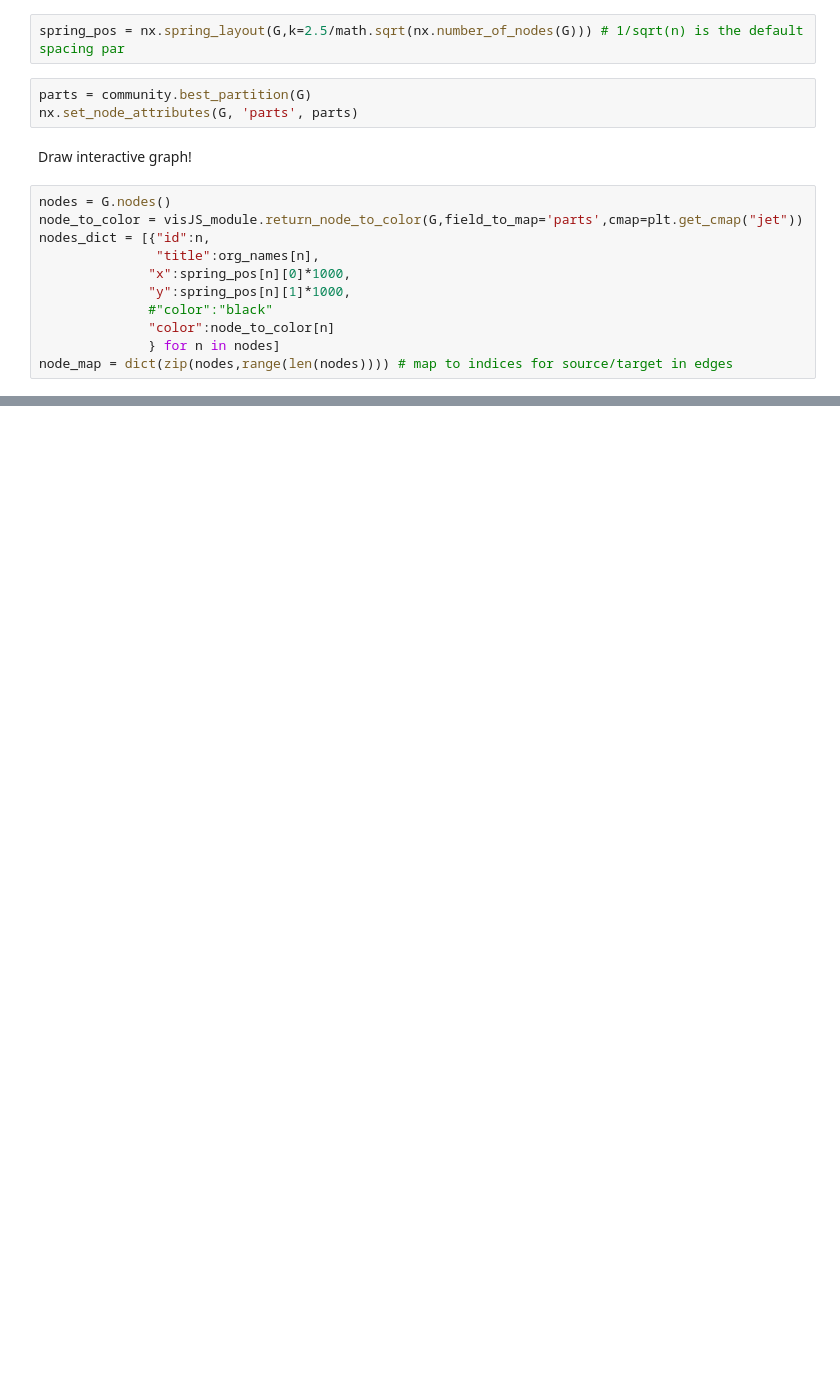
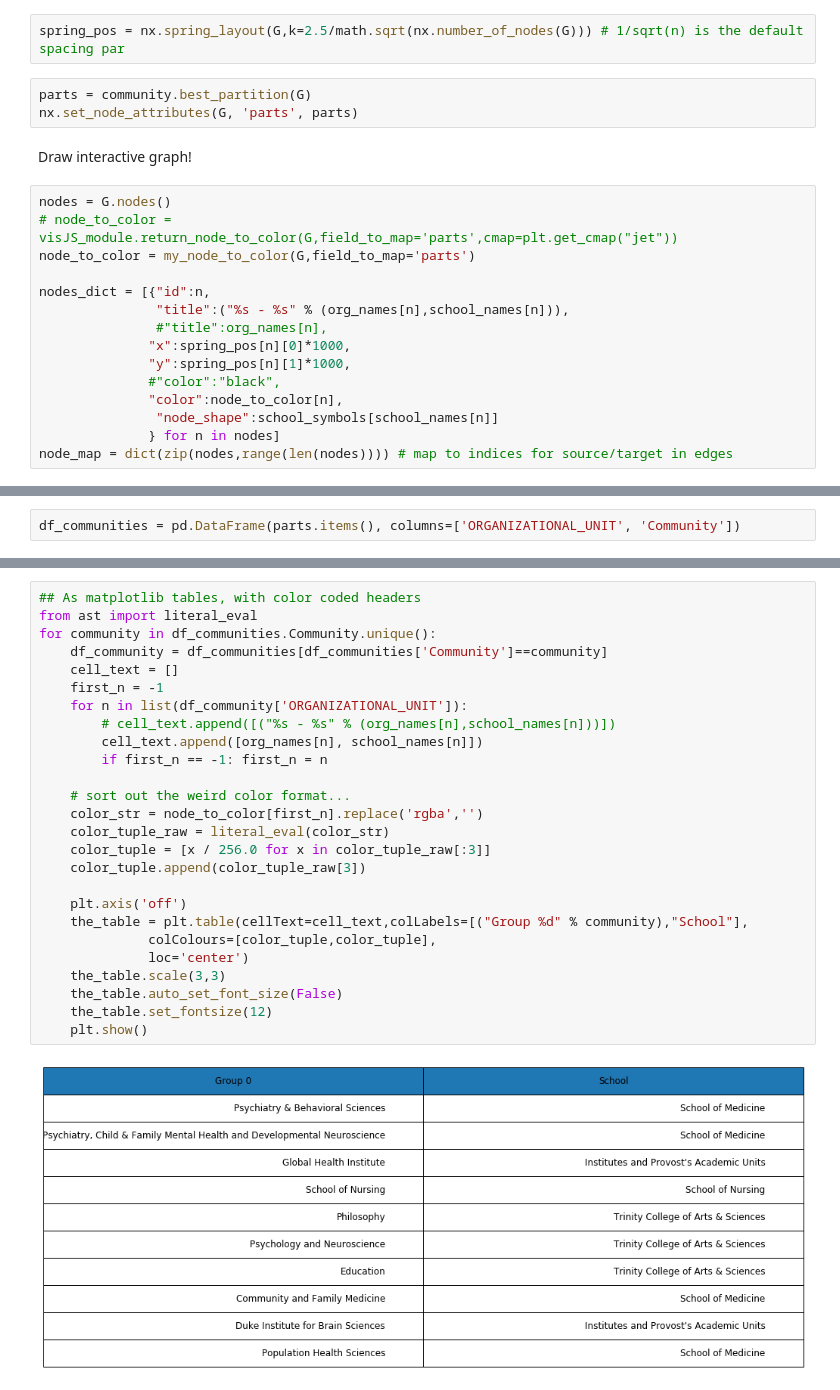
Before and after one commit to mepland/vis_challenge_2018, a Jupyter notebook: graph/graph.ipynb, the cells around one changed output, grey strips where cells are left out. Drawn from its saved outputs; the diff is of its cells as text; blank space fills up the shorter version.

Commit message:
added colors and table

```diff
--- a/graph/graph.ipynb
+++ b/graph/graph.ipynb
@@ -72,13 +123,17 @@ nx.set_node_attributes(G, 'parts', parts)
 Draw interactive graph!
 # %%
 nodes = G.nodes()
-node_to_color = visJS_module.return_node_to_color(G,field_to_map='parts',cmap=plt.get_cmap("jet"))
+# node_to_color = visJS_module.return_node_to_color(G,field_to_map='parts',cmap=plt.get_cmap("jet"))
+node_to_color = my_node_to_color(G,field_to_map='parts')
+
 nodes_dict = [{"id":n,
-               "title":org_names[n],
+               "title":("%s - %s" % (org_names[n],school_names[n])),
+               #"title":org_names[n],
               "x":spring_pos[n][0]*1000,
               "y":spring_pos[n][1]*1000,
-              #"color":"black"
-              "color":node_to_color[n]
+              #"color":"black",
+              "color":node_to_color[n],
+               "node_shape":school_symbols[school_names[n]]
               } for n in nodes]
 node_map = dict(zip(nodes,range(len(nodes)))) # map to indices for source/target in edges
 # %%
@@ -104,0 +162,2 @@ visJS_module.visjs_network(nodes_dict,edges_dict,
+# %%
+df_communities = pd.DataFrame(parts.items(), columns=['ORGANIZATIONAL_UNIT', 'Community'])
@@ -104,0 +182,28 @@ visJS_module.visjs_network(nodes_dict,edges_dict,
+# %%
+## As matplotlib tables, with color coded headers
+from ast import literal_eval
+for community in df_communities.Community.unique():
+    df_community = df_communities[df_communities['Community']==community]
+    cell_text = []
+    first_n = -1
+    for n in list(df_community['ORGANIZATIONAL_UNIT']):
+        # cell_text.append([("%s - %s" % (org_names[n],school_names[n]))])
+        cell_text.append([org_names[n], school_names[n]])
+        if first_n == -1: first_n = n
+
+    # sort out the weird color format...
+    color_str = node_to_color[first_n].replace('rgba','')
+    color_tuple_raw = literal_eval(color_str)
+    color_tuple = [x / 256.0 for x in color_tuple_raw[:3]]
+    color_tuple.append(color_tuple_raw[3])
+
+    plt.axis('off')
+    the_table = plt.table(cellText=cell_text,colLabels=[("Group %d" % community),"School"],
+              colColours=[color_tuple,color_tuple],
+              loc='center')
+    the_table.scale(3,3)
+    the_table.auto_set_font_size(False)
+    the_table.set_fontsize(12)
+    plt.show()
+# %% [output]
+[figure, added]
```
Also changed, not shown: parts of 12 cells of this notebook.
